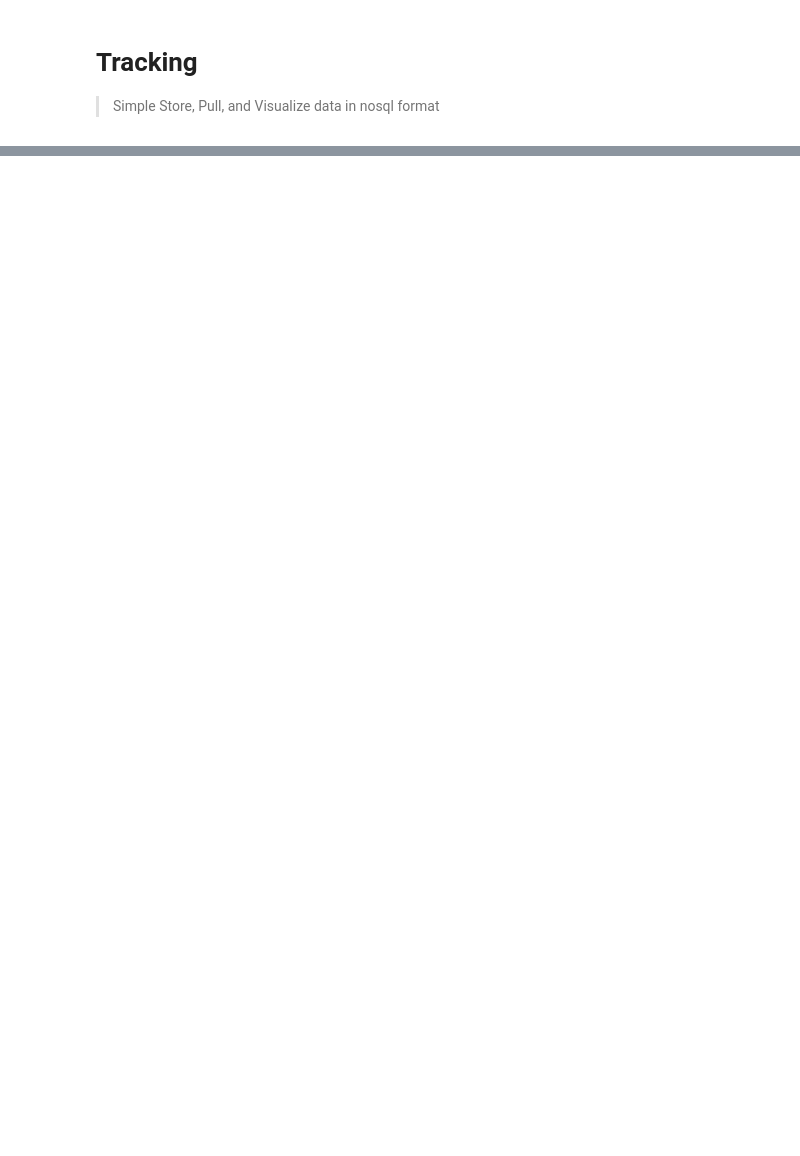
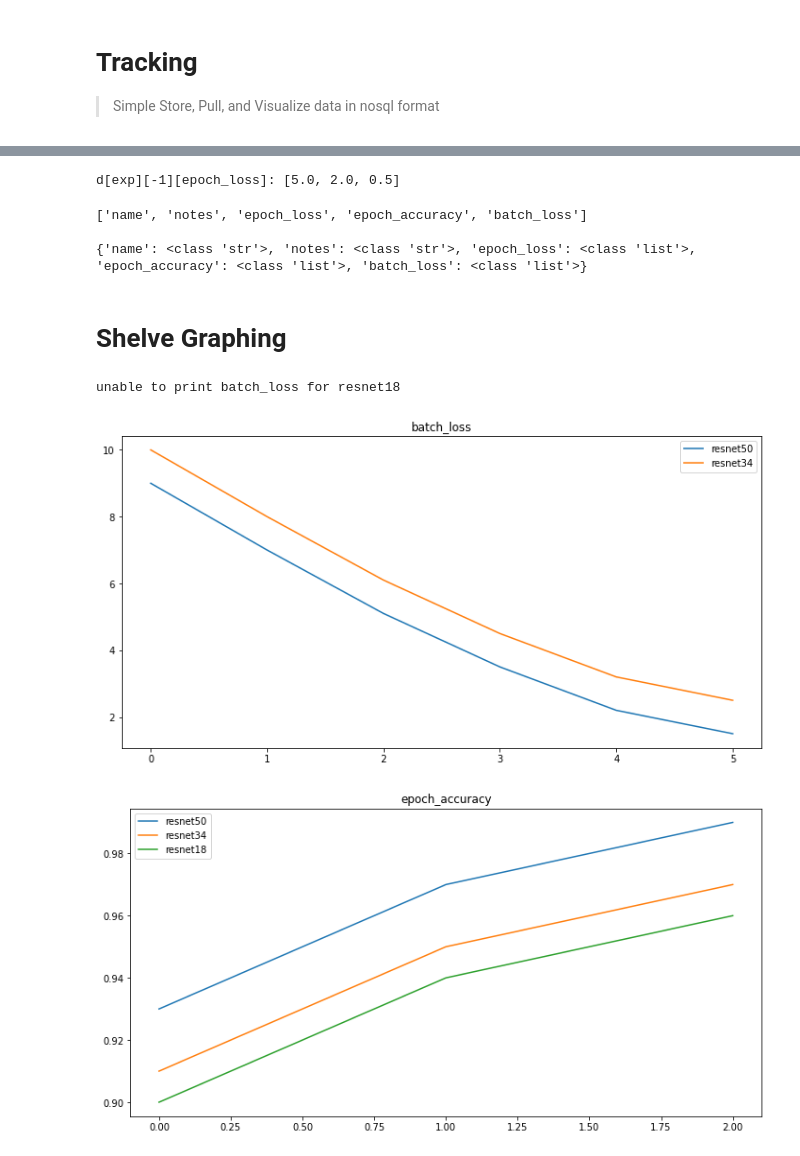
Before and after one commit to Isaac-Flath/perutils, a Jupyter notebook: 03_Tracking.ipynb, the cells around one changed output, grey strips where cells are left out. Drawn from its saved outputs; the diff is of its cells as text; code cells hidden in the pictures; blank space fills up the shorter version.

```diff
--- a/03_Tracking.ipynb
+++ b/03_Tracking.ipynb
@@ -212,0 +81,6 @@ plot_batch_stat(test_dict,'loss')
+# %%
+filename = 'test.shelve'
+if os.path.exists(filename): os.remove(filename)
+
+for new_dict in [test_dict1,test_dict2,test_dict3]: shelve_append(filename,new_dict)
+with shelve.open(filename) as d: assert d['exp'] == [test_dict1,test_dict2,test_dict3]
@@ -212,0 +101,6 @@ plot_batch_stat(test_dict,'loss')
+# %%
+a,b = shelve_get_stat(filename,-1,'epoch_loss')
+assert b == [5.0, 2.0, 0.5]
+shelf_print_stat(filename,-1,'epoch_loss')
+# %% [output]
+d[exp][-1][epoch_loss]: [5.0, 2.0, 0.5]
@@ -212,0 +122,32 @@ plot_batch_stat(test_dict,'loss')
+# %%
+shelve_get_keys(filename)
+print('')
+shelve_get_keys(filename,with_type=True)
+# %% [output]
+['name', 'notes', 'epoch_loss', 'epoch_accuracy', 'batch_loss']
+
+{'name': <class 'str'>, 'notes': <class 'str'>, 'epoch_loss': <class 'list'>, 'epoch_accuracy': <class 'list'>, 'batch_loss': <class 'list'>}
+# %% [markdown]
+# Shelve Graphing
+# %%
+#export
+def graph_stat(filename,stat,idxs=[-1,-2,-3], key='exp',name='name',figsize=(12,6)):
+    with shelve.open(filename) as d:
+        fig,ax = plt.subplots(figsize=figsize)
+        for e in L(d[key])[idxs]:
+            try:
+              vals = e[stat]
+              ax.plot(range(len(e[stat])),e[stat],label=e[name])
+              ax.legend();ax.set_title(f'{stat}')
+            except:
+              print(f'Unable to plot {stat} for {e[name]}')
+
+def graph_stats(filename,stats,idxs=[-1,-2,-3],key='exp',name='name',figsize=(12,6)):
+    for stat in stats:
+        graph_stat(filename,stat,idxs,key,name,figsize)
+# %%
+graph_stats(filename,['batch_loss','epoch_accuracy'],idxs=[-1,-2,-3])
+# %% [output]
+unable to print batch_loss for resnet18
+[figure, added]
+[figure, added]
```
Also changed, not shown: parts of 32 cells of this notebook.
